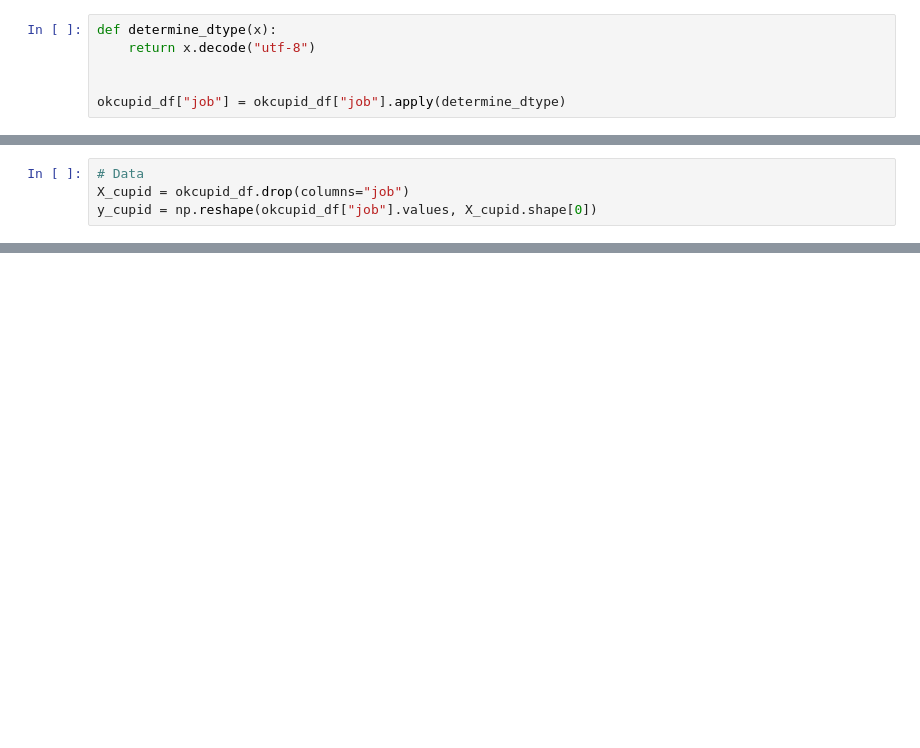
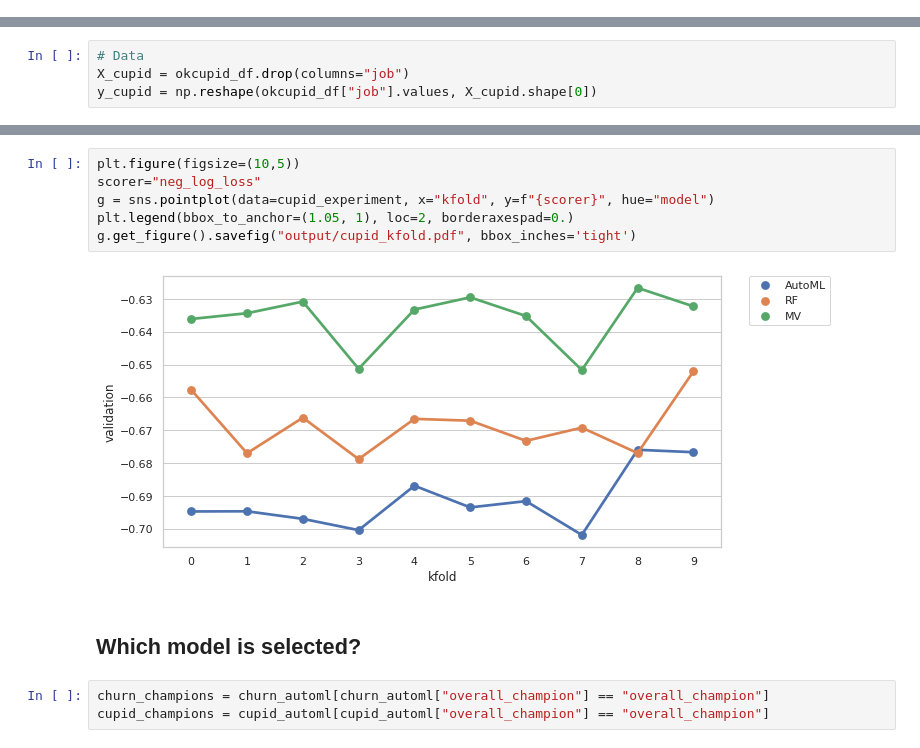
Before and after one commit to rolayoalarcon/OlayoAlarcon_automl_ws21, a Jupyter notebook: experiments.ipynb, the cells around one changed output, grey strips where cells are left out. Cells and saved outputs as stored; diff of their text form; blank space fills up the shorter version.

```diff
--- a/experiments.ipynb
+++ b/experiments.ipynb
@@ -27,9 +27,3 @@ churn_df["number_customer_service_calls"] = churn_df["number_customer_service_ca
 # %% [markdown]
 We replace **'?'** with nan values.
 The income column is turned to float values
-# %%
-def determine_dtype(x):
-    return x.decode("utf-8")
-
-
-okcupid_df["job"] = okcupid_df["job"].apply(determine_dtype)
@@ -263,0 +201,13 @@ cupid_automl.to_csv("data/cupid_experiment.tsv.gz", sep='\t')
+# %%
+plt.figure(figsize=(10,5))
+scorer="neg_log_loss"
+g = sns.pointplot(data=cupid_experiment, x="kfold", y=f"{scorer}", hue="model")
+plt.legend(bbox_to_anchor=(1.05, 1), loc=2, borderaxespad=0.)
+g.get_figure().savefig("output/cupid_kfold.pdf", bbox_inches='tight')
+# %% [output]
+[figure, added]
+# %% [markdown]
+## Which model is selected?
+# %%
+churn_champions = churn_automl[churn_automl["overall_champion"] == "overall_champion"]
+cupid_champions = cupid_automl[cupid_automl["overall_champion"] == "overall_champion"]
```
Also changed, not shown: parts of 42 cells of this notebook, 28 other files.
